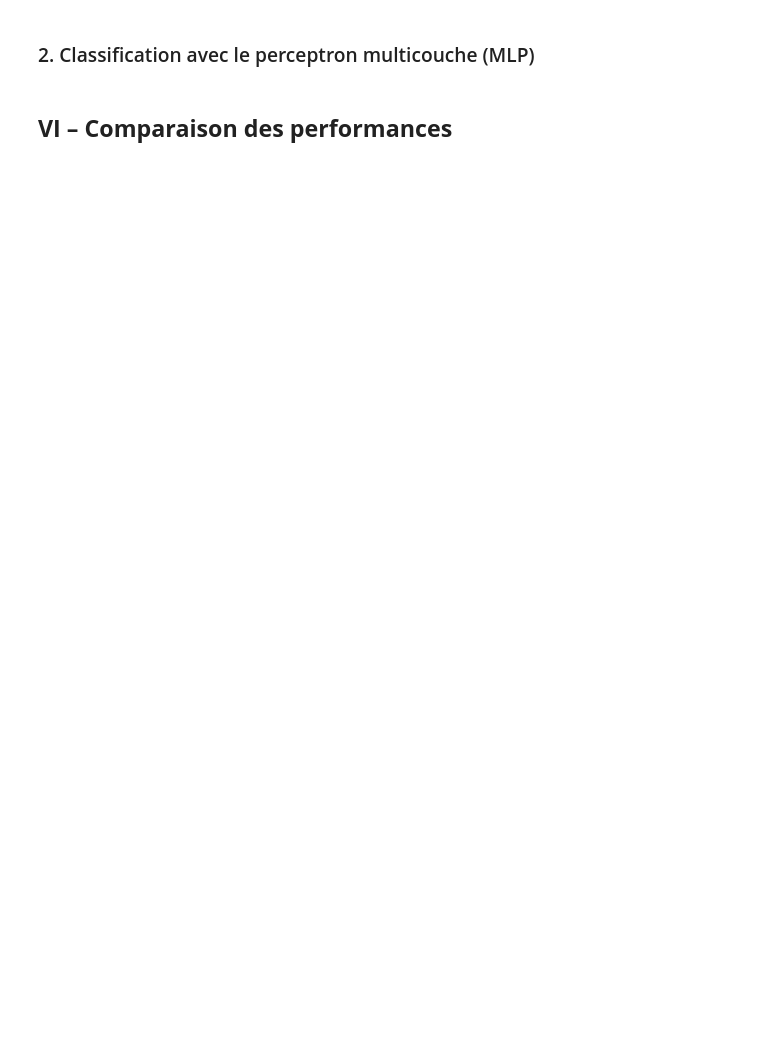
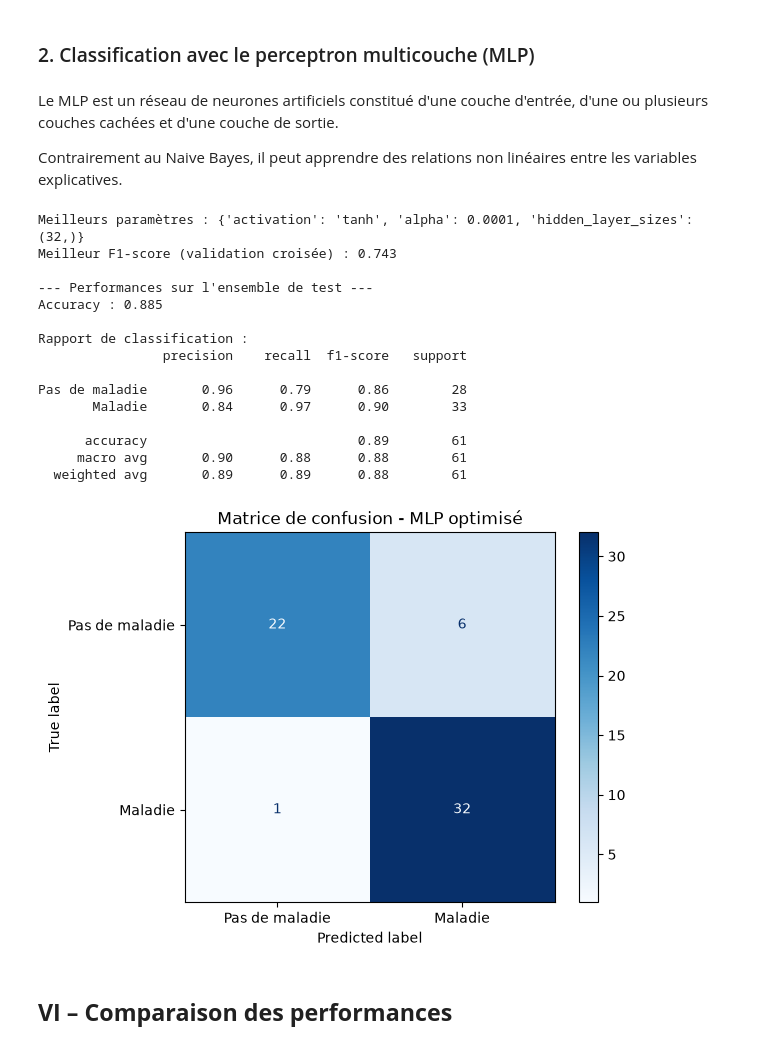
Before and after one commit to keinlarry/Cardiovascular-Disease-Prediction, a Jupyter notebook: notebook/Cardiovascular-Disease-Prediction.ipynb, the cells around one changed output. Cells and saved outputs as stored; diff of their text form; code cells hidden in the pictures; blank space fills up the shorter version.

```diff
--- a/notebook/Cardiovascular-Disease-Prediction.ipynb
+++ b/notebook/Cardiovascular-Disease-Prediction.ipynb
@@ -315,4 +398,81 @@ Dimensions après encodage : (241, 24)
 # %% [markdown]
 ### 2. Classification avec le perceptron multicouche (MLP)
+# %% [markdown]
+Le MLP est un réseau de neurones artificiels constitué d'une couche d'entrée, d'une ou plusieurs couches cachées et d'une couche de sortie.
+
+Contrairement au Naive Bayes, il peut apprendre des relations non linéaires entre les variables explicatives.
+# %%
+# 1. Définition des hyperparamètres à optimiser
+param_grid_mlp = {
+    "hidden_layer_sizes": [(8,), (16,), (32,), (16, 8)],
+    "alpha": [1e-4, 1e-3, 1e-2, 1e-1],
+    "activation": ["relu", "tanh"]
+}
+
+# 2. Initialisation du MLP et recherche des meilleurs paramètres
+grid_mlp = GridSearchCV(
+    estimator=MLPClassifier(
+        solver="adam",
+        max_iter=2000,
+        random_state=42,
+        early_stopping=True
+    ),
+    param_grid=param_grid_mlp,
+    cv=5,
+    scoring="f1",
+    n_jobs=-1
+)
+
+# 3. Entraînement avec validation croisée
+grid_mlp.fit(X_train_encoded, y_train)
+
+print("Meilleurs paramètres :", grid_mlp.best_params_)
+print("Meilleur F1-score (validation croisée) :",
+      round(grid_mlp.best_score_, 3))
+
+# 4. Récupération du meilleur modèle
+model_mlp = grid_mlp.best_estimator_
+
+# 5. Prédictions sur l'ensemble de test
+y_pred_mlp = model_mlp.predict(X_test_encoded)
+
+# 6. Évaluation des performances
+print("\n--- Performances sur l'ensemble de test ---")
+print("Accuracy :", round(accuracy_score(y_test, y_pred_mlp), 3))
+
+print("\nRapport de classification :")
+print(classification_report(
+    y_test,
+    y_pred_mlp,
+    target_names=["Pas de maladie", "Maladie"]
+))
+
+# 7. Matrice de confusion
+ConfusionMatrixDisplay.from_predictions(
+    y_test,
+    y_pred_mlp,
+    display_labels=["Pas de maladie", "Maladie"],
+    cmap="Blues"
+)
+
+plt.title("Matrice de confusion - MLP optimisé")
+plt.show()
+# %% [output]
+Meilleurs paramètres : {'activation': 'tanh', 'alpha': 0.0001, 'hidden_layer_sizes': (32,)}
+Meilleur F1-score (validation croisée) : 0.743
+
+--- Performances sur l'ensemble de test ---
+Accuracy : 0.885
+
+Rapport de classification :
+                precision    recall  f1-score   support
+
+Pas de maladie       0.96      0.79      0.86        28
+       Maladie       0.84      0.97      0.90        33
+
+      accuracy                           0.89        61
+     macro avg       0.90      0.88      0.88        61
+  weighted avg       0.89      0.89      0.88        61
+[figure, added]
 # %% [markdown]
 ## **VI – Comparaison des performances**
```
Also changed, not shown: parts of 4 cells of this notebook.
